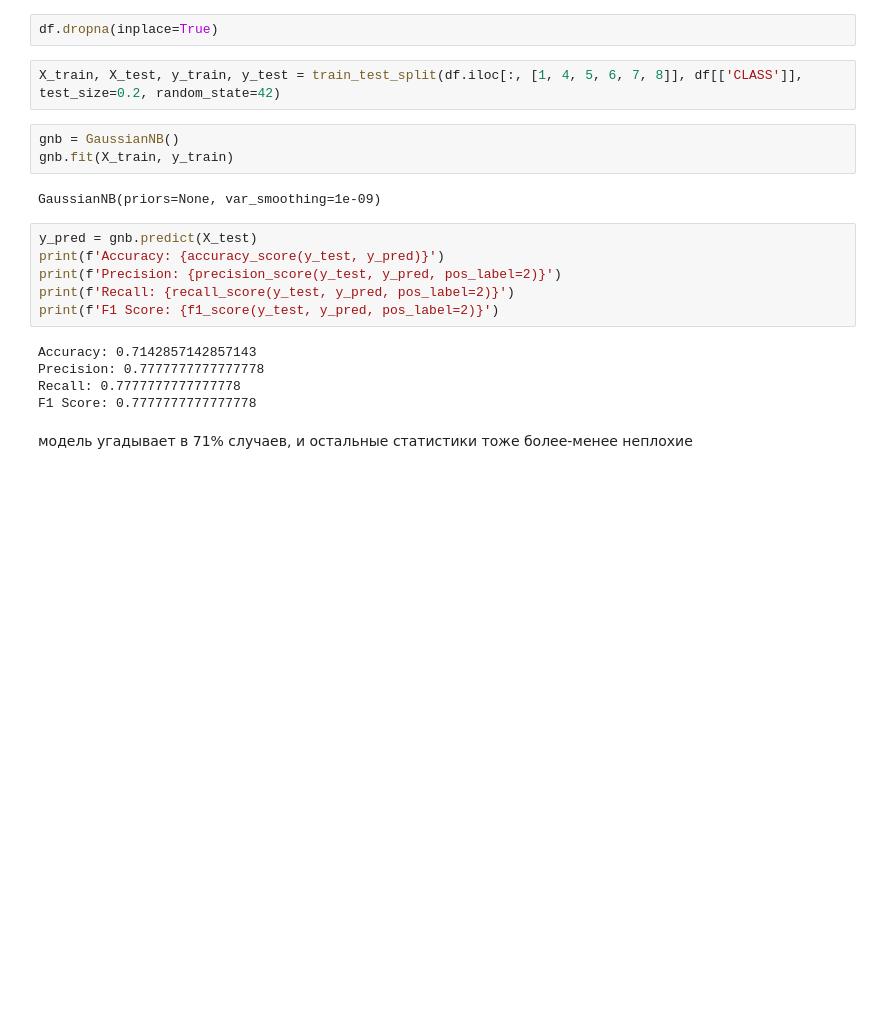
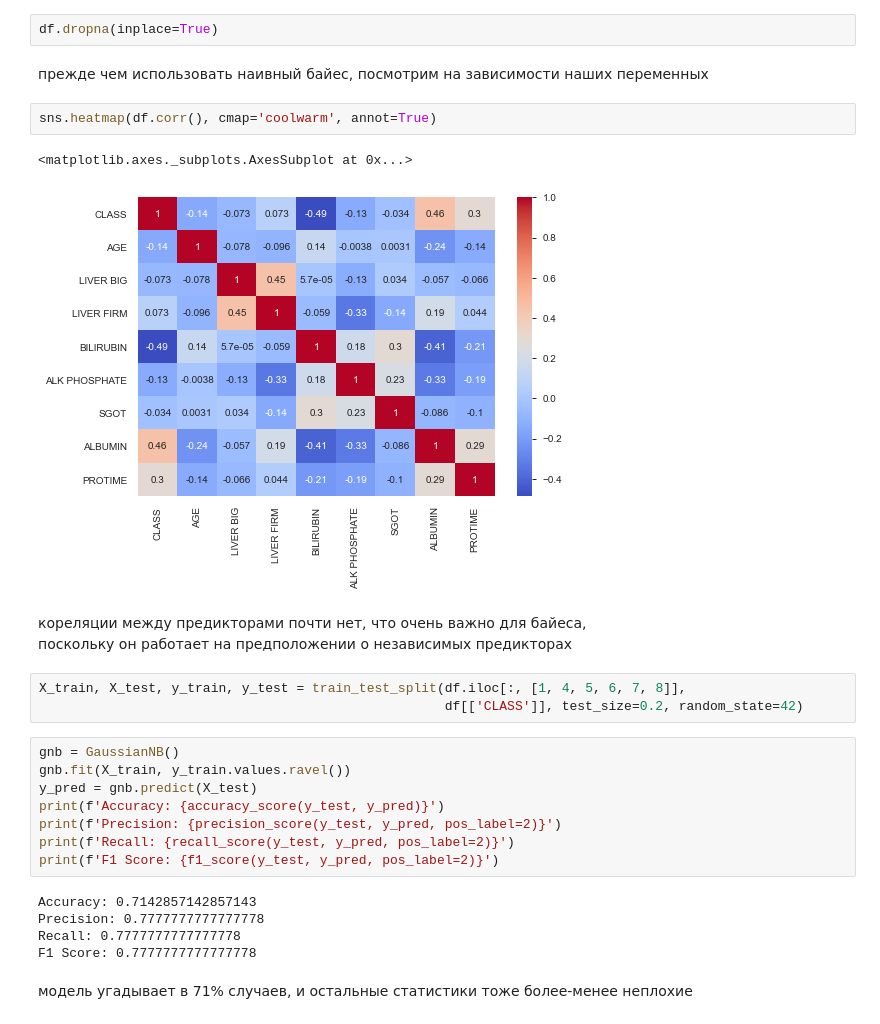
Before and after one commit to andrey13771/sophomore-labs, a Jupyter notebook: julia_lab2.ipynb, the cells around one changed output. Cells and saved outputs as stored; diff of their text form; blank space fills up the shorter version.

```diff
--- a/julia_lab2.ipynb
+++ b/julia_lab2.ipynb
@@ -32,14 +33,22 @@ df[['ALK PHOSPHATE', 'ALBUMIN', 'PROTIME']] = \
 df[['ALK PHOSPHATE', 'ALBUMIN', 'PROTIME']].fillna(df[['ALK PHOSPHATE', 'ALBUMIN', 'PROTIME']].mean())
 # %%
 df.dropna(inplace=True)
+# %% [markdown]
+прежде чем использовать наивный байес, посмотрим на зависимости наших переменных
+# %%
+sns.heatmap(df.corr(), cmap='coolwarm', annot=True)
+# %% [output]
+<matplotlib.axes._subplots.AxesSubplot at 0x...>
+[figure, added]
+# %% [markdown]
+кореляции между предикторами почти нет, что очень важно для байеса,
+поскольку он работает на предположении о независимых предикторах
 # %%
-X_train, X_test, y_train, y_test = train_test_split(df.iloc[:, [1, 4, 5, 6, 7, 8]], df[['CLASS']], test_size=0.2, random_state=42)
+X_train, X_test, y_train, y_test = train_test_split(df.iloc[:, [1, 4, 5, 6, 7, 8]],
+                                                    df[['CLASS']], test_size=0.2, random_state=42)
-# %%
-gnb = GaussianNB()
-gnb.fit(X_train, y_train)
-# %% [output]
-GaussianNB(priors=None, var_smoothing=1e-09)
 # %%
+gnb = GaussianNB()
+gnb.fit(X_train, y_train.values.ravel())
 y_pred = gnb.predict(X_test)
 print(f'Accuracy: {accuracy_score(y_test, y_pred)}')
 print(f'Precision: {precision_score(y_test, y_pred, pos_label=2)}')
```
Also changed, not shown: parts of 38 cells of this notebook, 1 other file.
